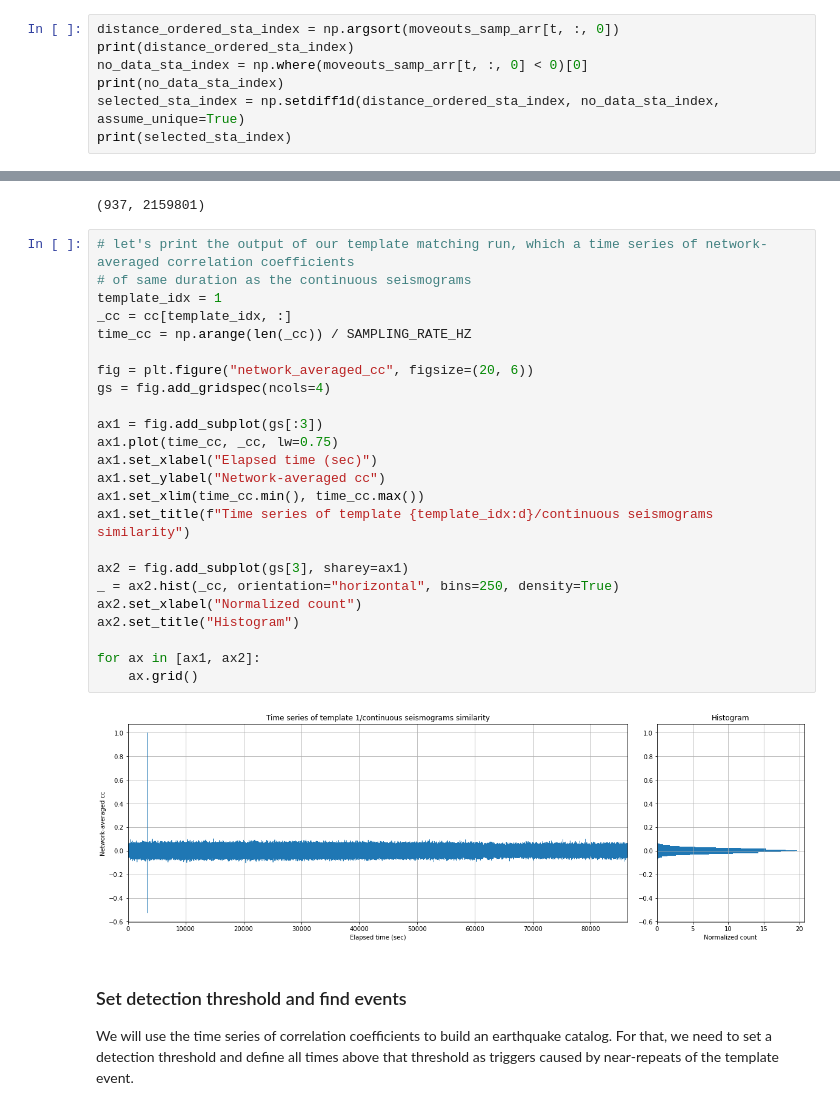
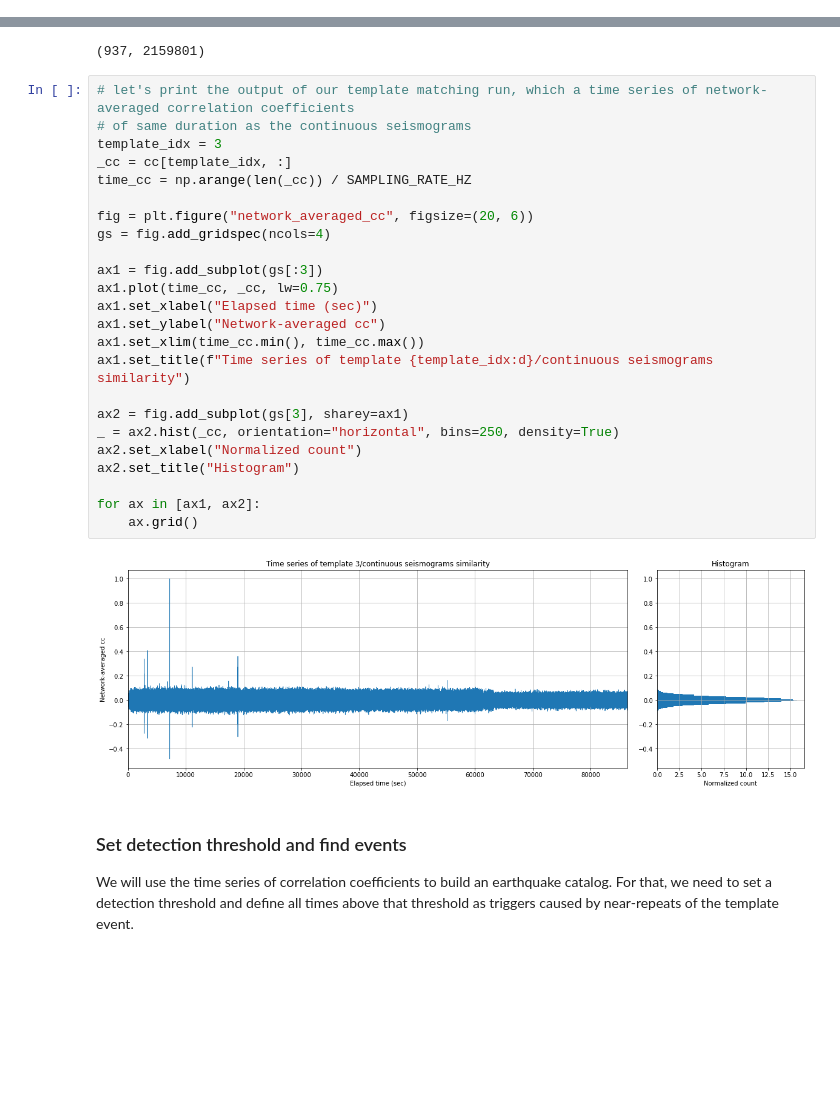
Before and after one commit to AI4EPS/Earthquake_Catalog_Workshop, a Jupyter notebook: notebooks/tm_multiple_templates.ipynb, the cells around one changed output, grey strips where cells are left out. Cells and saved outputs as stored; diff of their text form; blank space fills up the shorter version.

```diff
--- a/notebooks/tm_multiple_templates.ipynb
+++ b/notebooks/tm_multiple_templates.ipynb
@@ -409,7 +408,0 @@ array([[    290,     290,     161],
-# %%
-distance_ordered_sta_index = np.argsort(moveouts_samp_arr[t, :, 0])
-print(distance_ordered_sta_index)
-no_data_sta_index = np.where(moveouts_samp_arr[t, :, 0] < 0)[0]
-print(no_data_sta_index)
-selected_sta_index = np.setdiff1d(distance_ordered_sta_index, no_data_sta_index, assume_unique=True)
-print(selected_sta_index)
@@ -521,29 +510,29 @@ cc.shape
 # %%
 # let's print the output of our template matching run, which a time series of network-averaged correlation coefficients
 # of same duration as the continuous seismograms
-template_idx = 1
+template_idx = 3
 _cc = cc[template_idx, :]
 time_cc = np.arange(len(_cc)) / SAMPLING_RATE_HZ
 
 fig = plt.figure("network_averaged_cc", figsize=(20, 6))
 gs = fig.add_gridspec(ncols=4)
 
 ax1 = fig.add_subplot(gs[:3])
 ax1.plot(time_cc, _cc, lw=0.75)
 ax1.set_xlabel("Elapsed time (sec)")
 ax1.set_ylabel("Network-averaged cc")
 ax1.set_xlim(time_cc.min(), time_cc.max())
 ax1.set_title(f"Time series of template {template_idx:d}/continuous seismograms similarity")
 
 ax2 = fig.add_subplot(gs[3], sharey=ax1)
 _ = ax2.hist(_cc, orientation="horizontal", bins=250, density=True)
 ax2.set_xlabel("Normalized count")
 ax2.set_title("Histogram")
 
 for ax in [ax1, ax2]:
     ax.grid()
 # %% [output]
-[figure, old version]
+[figure, new version]
 # %% [markdown]
 ### Set detection threshold and find events
 
```
Also changed, not shown: parts of 12 cells of this notebook.
